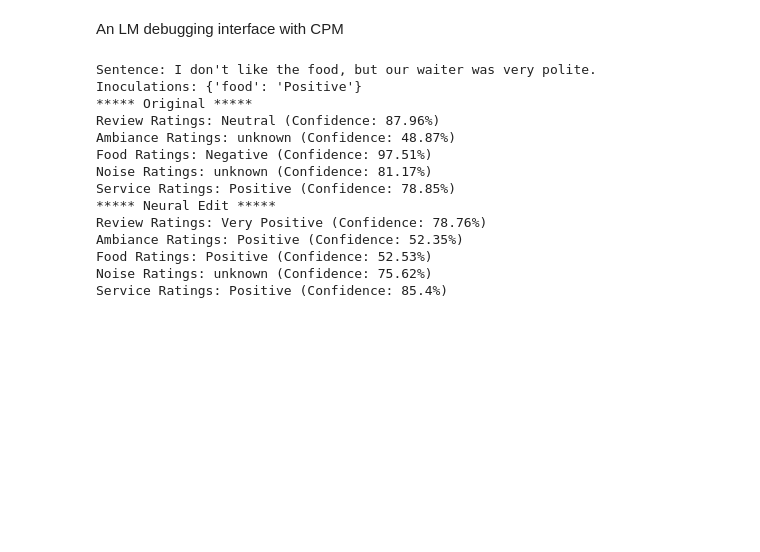
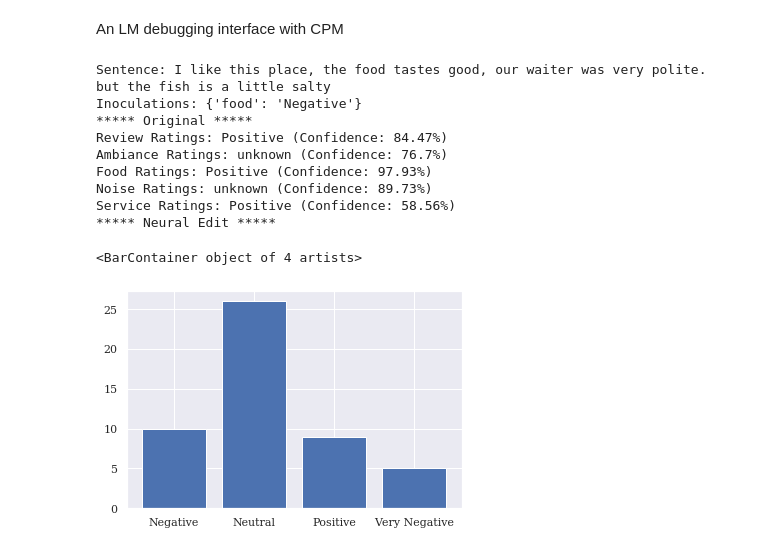
Before and after one commit to frankaging/Causal-Proxy-Model, a Jupyter notebook: Proxy_evaluation.ipynb, the cells around one changed output. Saved outputs shown, nothing was run; the diff lists cells and outputs as text; code cells hidden in the pictures; blank space fills up the shorter version.

Commit message:
improve plot and sampling for repr store

```diff
--- a/Proxy_evaluation.ipynb
+++ b/Proxy_evaluation.ipynb
@@ -1096,25 +1105,24 @@ def cpm_debugging_predict(
 # %%
-sentence="I don't like the food, but our waiter was very polite."
+sentence="I like this place, the food tastes good, our waiter was very polite. but the fish is a little salty"
 lm_inoculations={
-    "food" : "Positive",
+    "food" : "Negative",
 }
 
-cpm_debugging_predict(
+labels_counter = cpm_debugging_predict(
     sentence,
     lm_inoculations,
+    k=50
 )
+plt.bar(labels_counter.keys(), labels_counter.values())
 # %% [output]
-Sentence: I don't like the food, but our waiter was very polite.
-Inoculations: {'food': 'Positive'}
+Sentence: I like this place, the food tastes good, our waiter was very polite. but the fish is a little salty
+Inoculations: {'food': 'Negative'}
 ***** Original *****
-Review Ratings: Neutral (Confidence: 87.96%)
-Ambiance Ratings: unknown (Confidence: 48.87%)
-Food Ratings: Negative (Confidence: 97.51%)
-Noise Ratings: unknown (Confidence: 81.17%)
-Service Ratings: Positive (Confidence: 78.85%)
+Review Ratings: Positive (Confidence: 84.47%)
+Ambiance Ratings: unknown (Confidence: 76.7%)
+Food Ratings: Positive (Confidence: 97.93%)
+Noise Ratings: unknown (Confidence: 89.73%)
+Service Ratings: Positive (Confidence: 58.56%)
 ***** Neural Edit *****
-Review Ratings: Very Positive (Confidence: 78.76%)
-Ambiance Ratings: Positive (Confidence: 52.35%)
-Food Ratings: Positive (Confidence: 52.53%)
-Noise Ratings: unknown (Confidence: 75.62%)
-Service Ratings: Positive (Confidence: 85.4%)
+<BarContainer object of 4 artists>
+[figure, added]
```
Also changed, not shown: parts of 8 cells of this notebook, 2 other files.
